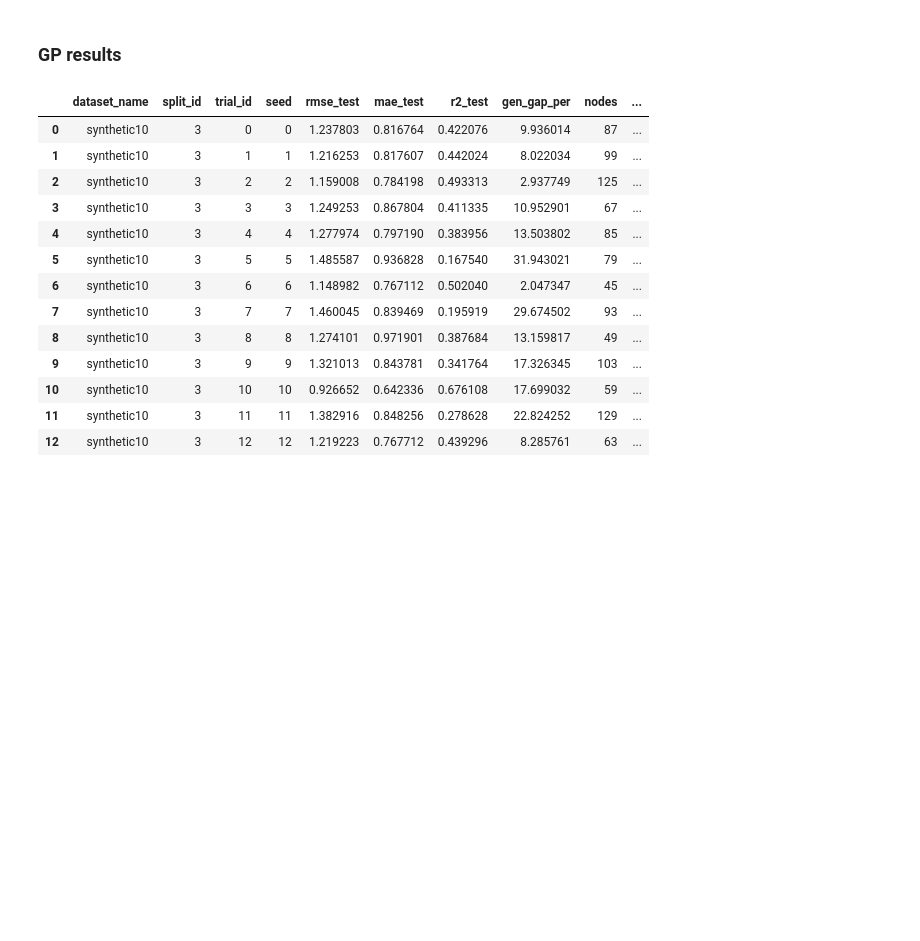
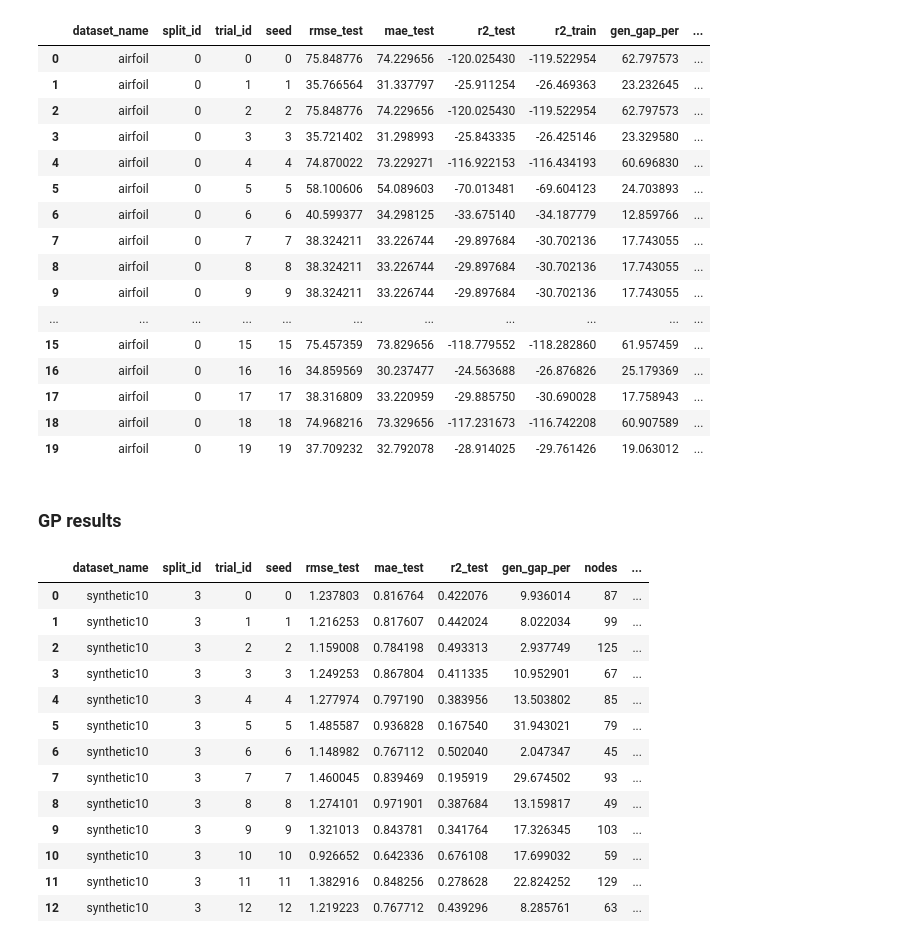
Before and after one commit to amarmate/SLIM-TEST-LITE, a Jupyter notebook: results.ipynb, the cells around one changed output. Saved outputs shown, nothing was run; the diff lists cells and outputs as text; code cells hidden in the pictures; blank space fills up the shorter version.

Commit message:
fixed multi testing

```diff
--- a/results.ipynb
+++ b/results.ipynb
@@ -7,6 +7,29 @@ import pandas as pd
 import matplotlib.pyplot as plt
 
 from pathlib import Path
+# %%
+path_data = Path('../data') / 'MULTI' / 'test' / 'airfoil' / 'dalex' / 'checkpoint_testing_split0_3.parquet'
+df = pd.read_parquet(path_data)
+# %%
+df
+# %% [output]
+|  | dataset_name | split_id | trial_id | seed | rmse_test | mae_test | r2_test | r2_train | gen_gap_per | ... |
+| 0 | airfoil | 0 | 0 | 0 | 75.848776 | 74.229656 | -120.025430 | -119.522954 | 62.797573 | ... |
+| 1 | airfoil | 0 | 1 | 1 | 35.766564 | 31.337797 | -25.911254 | -26.469363 | 23.232645 | ... |
+| 2 | airfoil | 0 | 2 | 2 | 75.848776 | 74.229656 | -120.025430 | -119.522954 | 62.797573 | ... |
+| 3 | airfoil | 0 | 3 | 3 | 35.721402 | 31.298993 | -25.843335 | -26.425146 | 23.329580 | ... |
+| 4 | airfoil | 0 | 4 | 4 | 74.870022 | 73.229271 | -116.922153 | -116.434193 | 60.696830 | ... |
+| 5 | airfoil | 0 | 5 | 5 | 58.100606 | 54.089603 | -70.013481 | -69.604123 | 24.703893 | ... |
+| 6 | airfoil | 0 | 6 | 6 | 40.599377 | 34.298125 | -33.675140 | -34.187779 | 12.859766 | ... |
+| 7 | airfoil | 0 | 7 | 7 | 38.324211 | 33.226744 | -29.897684 | -30.702136 | 17.743055 | ... |
+| 8 | airfoil | 0 | 8 | 8 | 38.324211 | 33.226744 | -29.897684 | -30.702136 | 17.743055 | ... |
+| 9 | airfoil | 0 | 9 | 9 | 38.324211 | 33.226744 | -29.897684 | -30.702136 | 17.743055 | ... |
+| ... | ... | ... | ... | ... | ... | ... | ... | ... | ... | ... |
+| 15 | airfoil | 0 | 15 | 15 | 75.457359 | 73.829656 | -118.779552 | -118.282860 | 61.957459 | ... |
+| 16 | airfoil | 0 | 16 | 16 | 34.859569 | 30.237477 | -24.563688 | -26.876826 | 25.179369 | ... |
+| 17 | airfoil | 0 | 17 | 17 | 38.316809 | 33.220959 | -29.885750 | -30.690028 | 17.758943 | ... |
+| 18 | airfoil | 0 | 18 | 18 | 74.968216 | 73.329656 | -117.231673 | -116.742208 | 60.907589 | ... |
+| 19 | airfoil | 0 | 19 | 19 | 37.709232 | 32.792078 | -28.914025 | -29.761426 | 19.063012 | ... |
 # %% [markdown]
 ### GP results
 # %%
```
Also changed, not shown: 6 other files.
